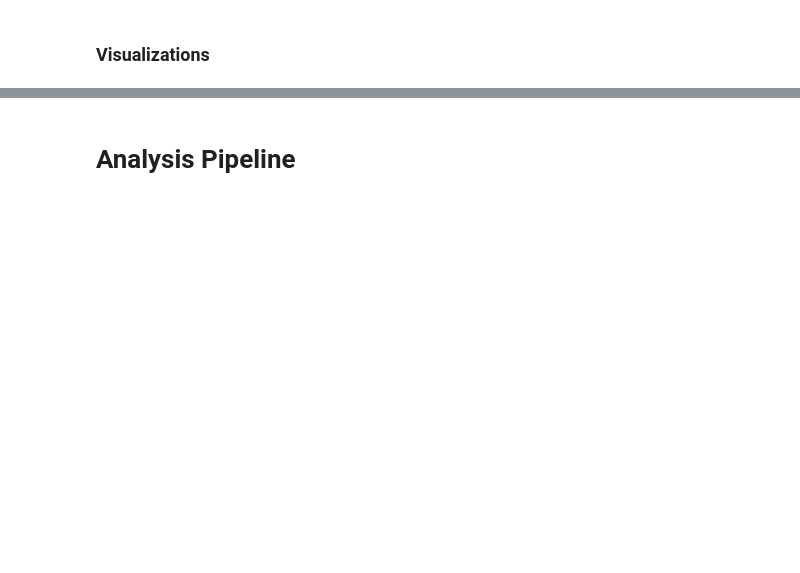
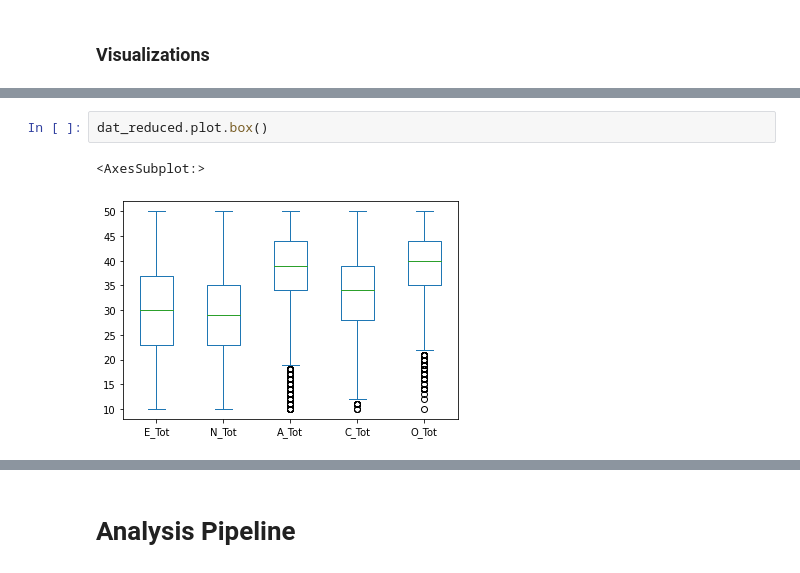
Before and after one commit to ubco-W2022T1-cosc301/project-group23, a Jupyter notebook: notebooks/analysis2.ipynb, the cells around one changed output, grey strips where cells are left out. Saved outputs shown, nothing was run; the diff lists cells and outputs as text; blank space fills up the shorter version.

```diff
--- a/notebooks/analysis2.ipynb
+++ b/notebooks/analysis2.ipynb
@@ -97 +113,6 @@ g.legend.set_title("")
+# %%
+dat_reduced.plot.box()
+# %% [output]
+<AxesSubplot:>
+[figure, added]
 # %%
```
Also changed, not shown: parts of 25 cells of this notebook.
